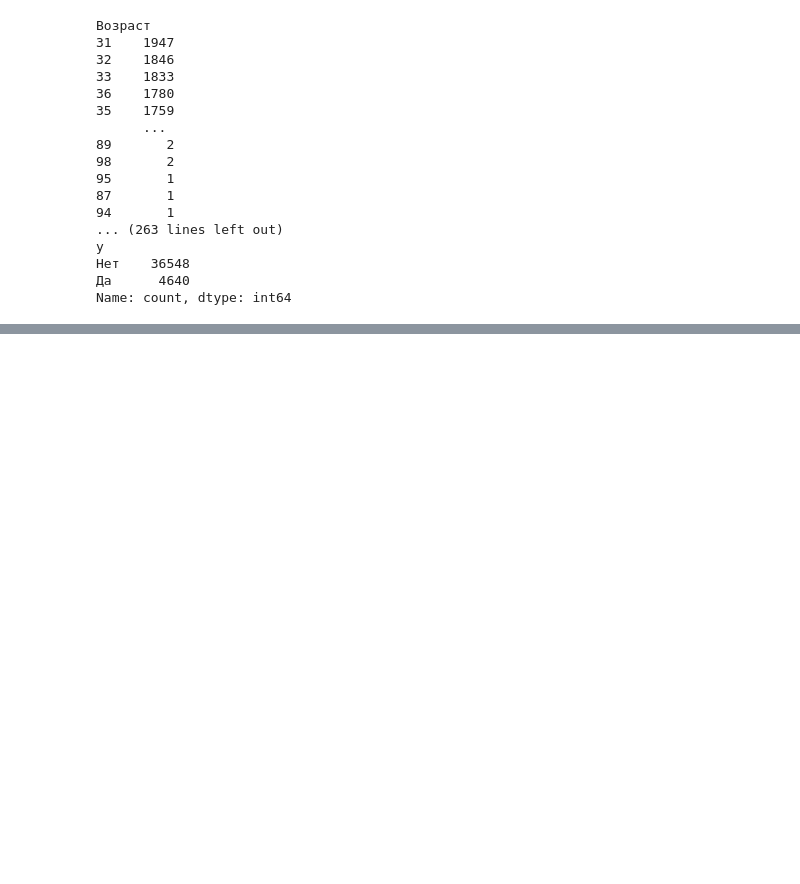
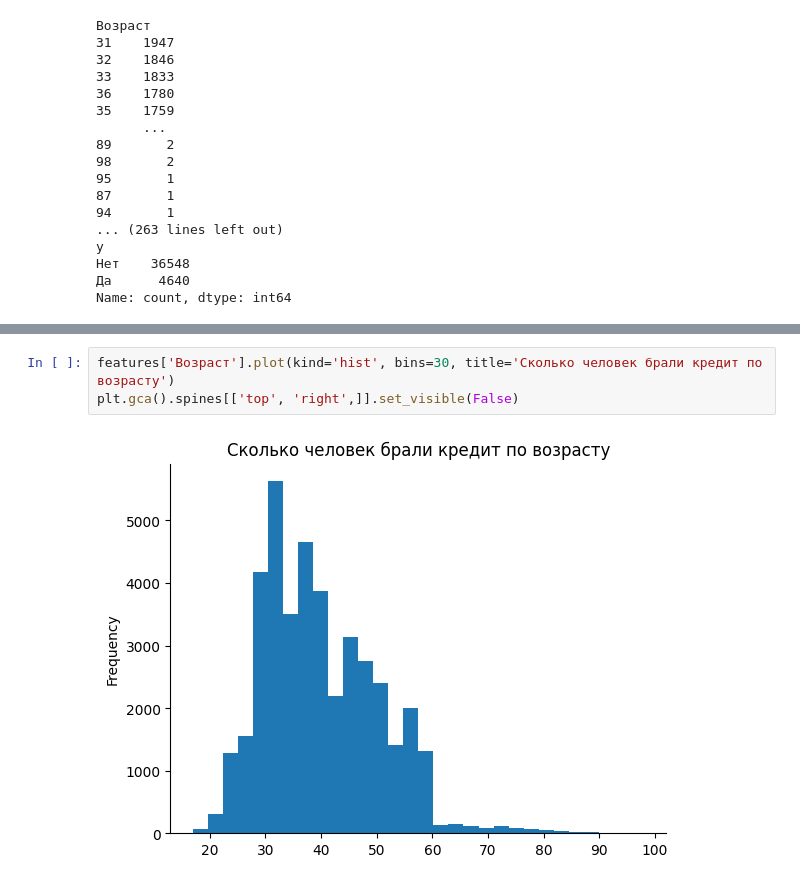
Before and after one commit to ChargeChallenger/TANN-notebooks, a Jupyter notebook: 01-analysis.ipynb, the cells around one changed output, grey strips where cells are left out. Cells and saved outputs as stored; diff of their text form; blank space fills up the shorter version.

```diff
--- a/01-analysis.ipynb
+++ b/01-analysis.ipynb
@@ -152,0 +267,5 @@ SimpleImputer(strategy='constant')
+# %%
+features['Возраст'].plot(kind='hist', bins=30, title='Сколько человек брали кредит по возрасту')
+plt.gca().spines[['top', 'right',]].set_visible(False)
+# %% [output]
+[figure, added]
```
Also changed, not shown: parts of 22 cells of this notebook, 2 other files.
